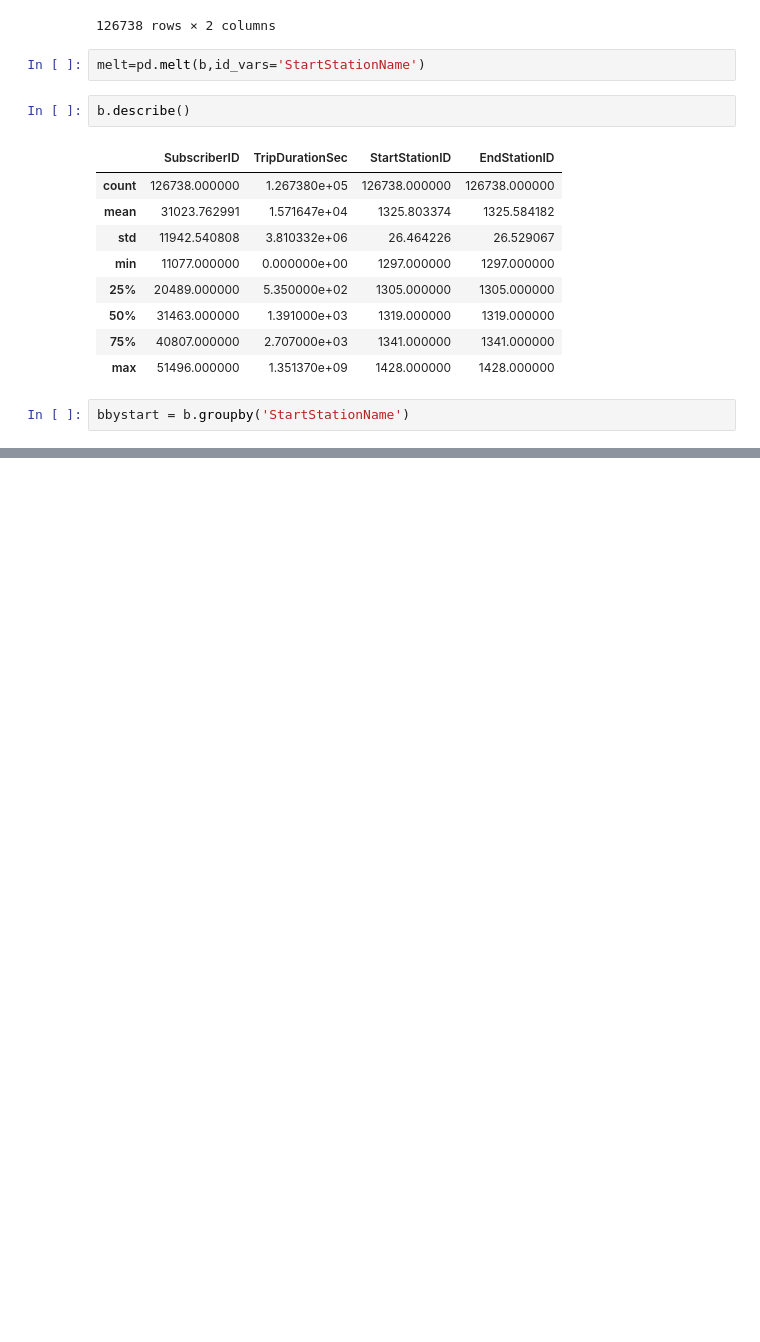
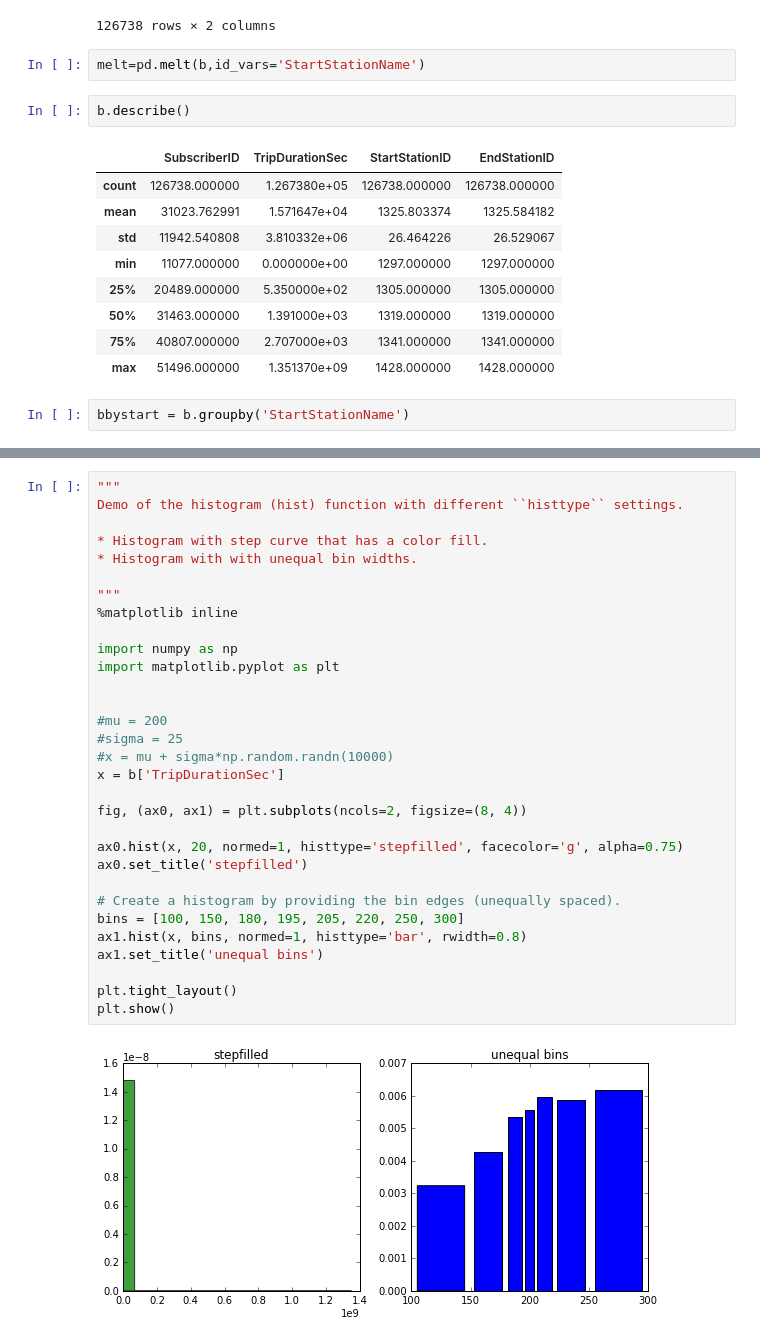
Before and after one commit to khutson/chattbike, a Jupyter notebook: kentSandbox.ipynb, the cells around one changed output, grey strips where cells are left out. Saved outputs shown, nothing was run; the diff lists cells and outputs as text; blank space fills up the shorter version.

Commit message:
exp with matplotlib

```diff
--- a/kentSandbox.ipynb
+++ b/kentSandbox.ipynb
@@ -129,0 +148,33 @@ AssertionError: Grouper and axis must be same length
+# %%
+"""
+Demo of the histogram (hist) function with different ``histtype`` settings.
+
+* Histogram with step curve that has a color fill.
+* Histogram with with unequal bin widths.
+
+"""
+%matplotlib inline
+
+import numpy as np
+import matplotlib.pyplot as plt
+
+
+#mu = 200
+#sigma = 25
+#x = mu + sigma*np.random.randn(10000)
+x = b['TripDurationSec']
+
+fig, (ax0, ax1) = plt.subplots(ncols=2, figsize=(8, 4))
+
+ax0.hist(x, 20, normed=1, histtype='stepfilled', facecolor='g', alpha=0.75)
+ax0.set_title('stepfilled')
+
+# Create a histogram by providing the bin edges (unequally spaced).
+bins = [100, 150, 180, 195, 205, 220, 250, 300]
+ax1.hist(x, bins, normed=1, histtype='bar', rwidth=0.8)
+ax1.set_title('unequal bins')
+
+plt.tight_layout()
+plt.show()
+# %% [output]
+[figure, added]
```
Also changed, not shown: parts of 5 cells of this notebook.
